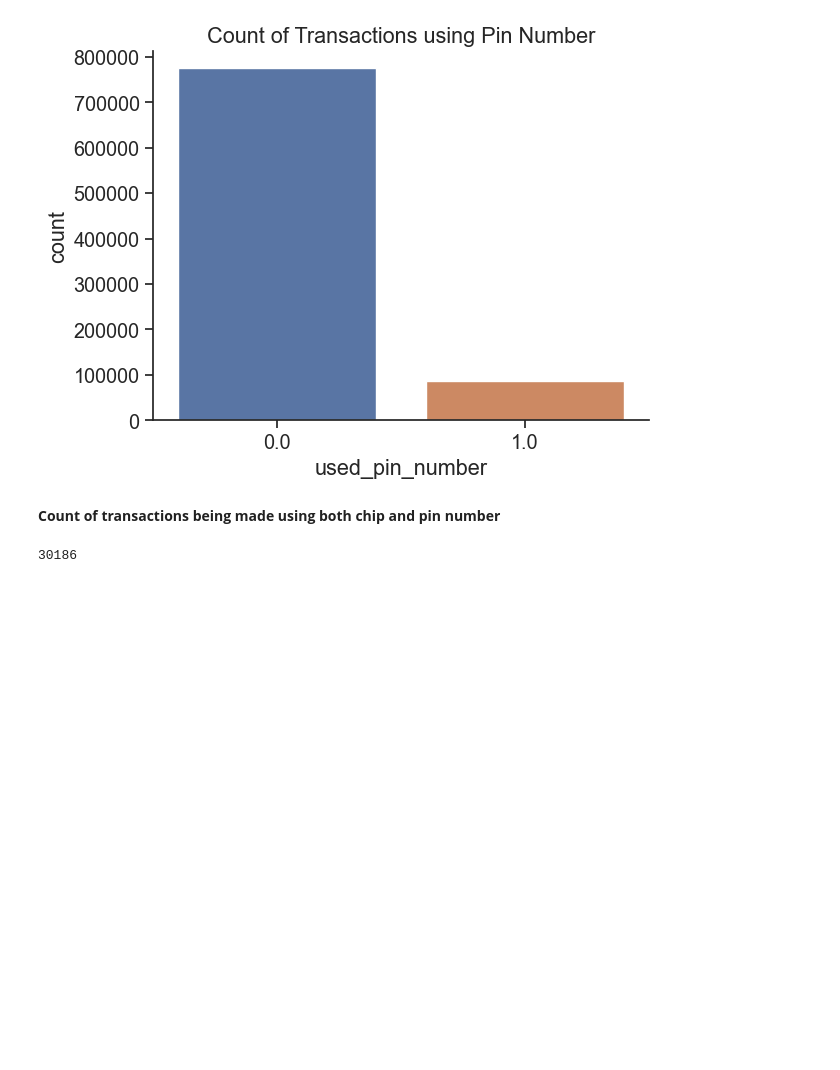
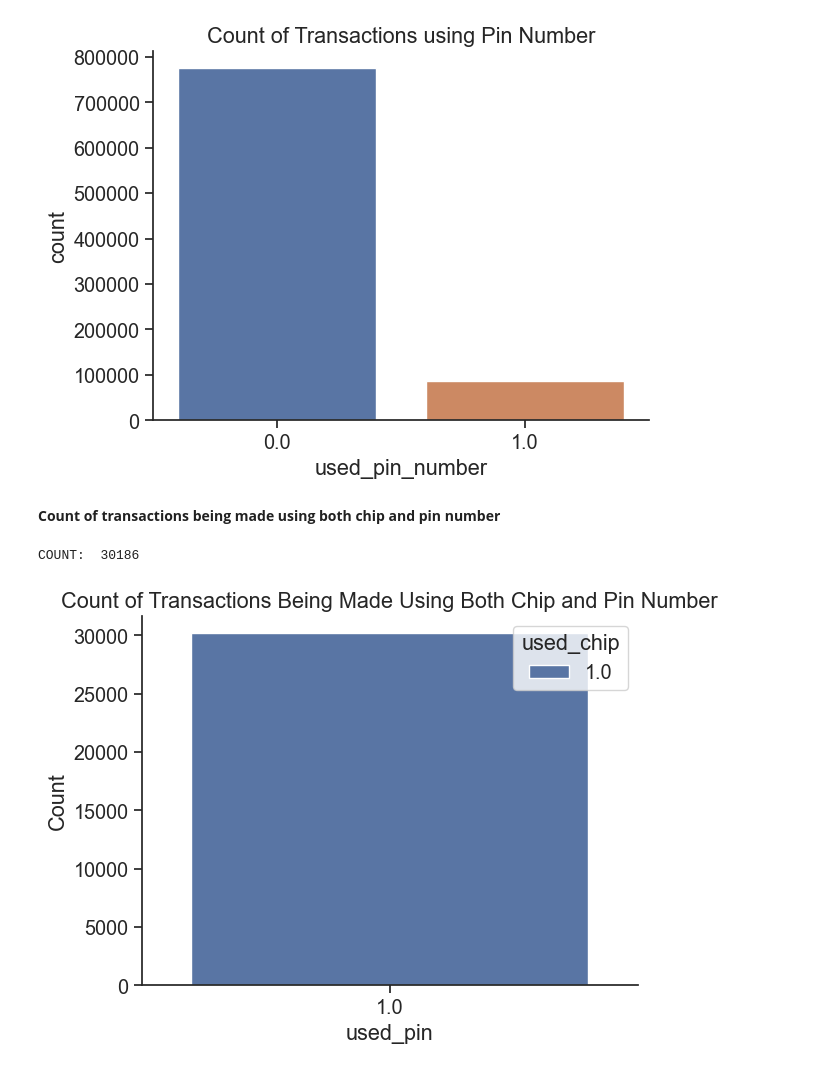
Before and after one commit to KarimKhalil33/CreditCard-Fraud-Data-Analysis, a Jupyter notebook: analysis/analysis3.ipynb, the cells around one changed output. Drawn from its saved outputs; the diff is of its cells as text; code cells hidden in the pictures; blank space fills up the shorter version.

```diff
--- a/analysis/analysis3.ipynb
+++ b/analysis/analysis3.ipynb
@@ -78,11 +78,19 @@ plt.show()
 # %%
 filtered_df = df[(df['used_pin_number'] == 1) & (df['used_chip'] == 1)]
 count = filtered_df.count()[0]
-count
+print("COUNT: ", count)
 #sns.countplot(data = filtered_df, x='used_pin_number', hue='used_chip')
 #plt.title('Count of Transactions Being Made Using Both Chip and Pin Number')
 #plt.xlabel('used_pin')
 #plt.ylabel('Count')
 #plt.show()
 # %% [output]
-30186
+COUNT:  30186
+# %%
+sns.countplot(data = filtered_df, x='used_pin_number', hue='used_chip')
+plt.title('Count of Transactions Being Made Using Both Chip and Pin Number')
+plt.xlabel('used_pin')
+plt.ylabel('Count')
+plt.show()
+# %% [output]
+[figure, added]
```
Also changed, not shown: 1 other file.
